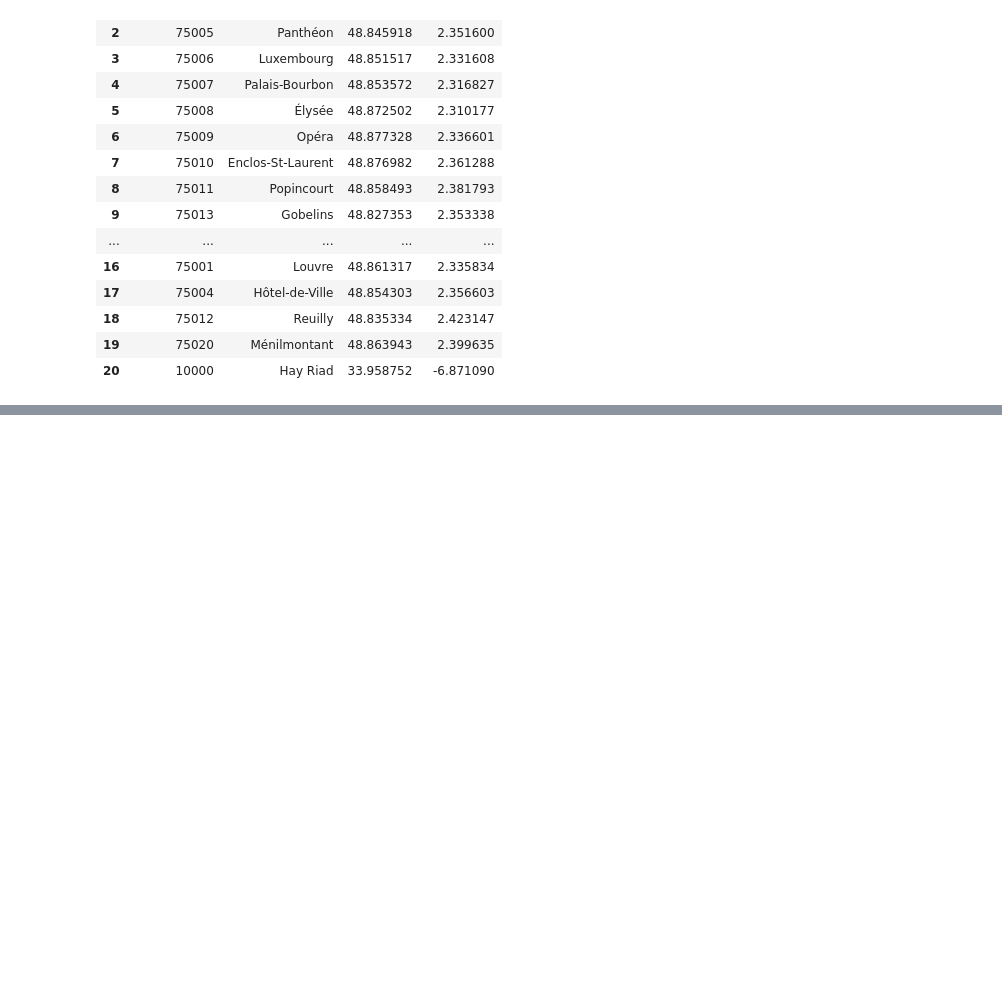
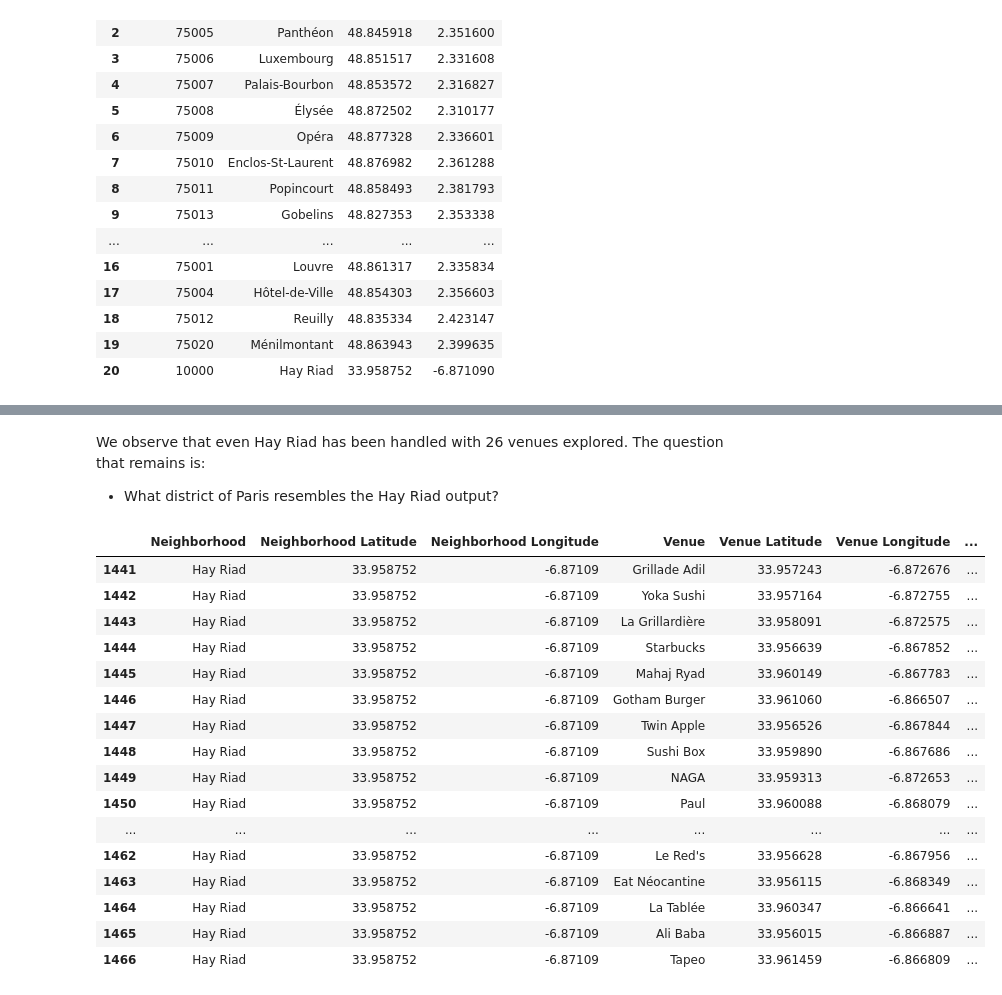
Before and after one commit to Leradicator/Coursera_Capstone, a Jupyter notebook: Capstone Peer Graded Assignment.ipynb, the cells around one changed output, grey strips where cells are left out. Cells and saved outputs as stored; diff of their text form; code cells hidden in the pictures; blank space fills up the shorter version.

```diff
--- a/Capstone Peer Graded Assignment.ipynb
+++ b/Capstone Peer Graded Assignment.ipynb
@@ -102,0 +172,30 @@ map_paris
+# %%
+# function that extracts the category of the venue
+def get_category_type(row):
+    try:
+        categories_list = row['categories']
+    except:
+        categories_list = row['venue.categories']
+
+    if len(categories_list) == 0:
+        return None
+    else:
+        return categories_list[0]['name']
+# %%
+results = part1.json()
+
+venues = results['response']['groups'][0]['items']
+
+nearby_venues = json_normalize(venues) # flatten JSON
+
+# filter columns
+filtered_columns = ['venue.name', 'venue.categories', 'venue.location.lat', 'venue.location.lng']
+nearby_venues =nearby_venues.loc[:, filtered_columns]
+
+# filter the category for each row
+nearby_venues['venue.categories'] = nearby_venues.apply(get_category_type, axis=1)
+
+# clean columns
+nearby_venues.columns = [col.split(".")[-1] for col in nearby_venues.columns]
+
+nearby_venues.head()
@@ -102,0 +264,7 @@ map_paris
+# %%
+LIMIT = 100
+
+paris_venues = getNearbyVenues(names=dfParis['Borough'],
+                                   latitudes=dfParis['Latitude'],
+                                   longitudes=dfParis['Longitude']
+                                  )
@@ -102,0 +289,24 @@ map_paris
+# %% [markdown]
+We observe that even Hay Riad has been handled with 26 venues explored.
+The question that remains is:
+* What district of Paris resembles the Hay Riad output?
+# %%
+paris_venues[paris_venues['Neighborhood'] == 'Hay Riad']#.shape
+# %% [output]
+|  | Neighborhood | Neighborhood Latitude | Neighborhood Longitude | Venue | Venue Latitude | Venue Longitude | ... |
+| 1441 | Hay Riad | 33.958752 | -6.87109 | Grillade Adil | 33.957243 | -6.872676 | ... |
+| 1442 | Hay Riad | 33.958752 | -6.87109 | Yoka Sushi | 33.957164 | -6.872755 | ... |
+| 1443 | Hay Riad | 33.958752 | -6.87109 | La Grillardière | 33.958091 | -6.872575 | ... |
+| 1444 | Hay Riad | 33.958752 | -6.87109 | Starbucks | 33.956639 | -6.867852 | ... |
+| 1445 | Hay Riad | 33.958752 | -6.87109 | Mahaj Ryad | 33.960149 | -6.867783 | ... |
+| 1446 | Hay Riad | 33.958752 | -6.87109 | Gotham Burger | 33.961060 | -6.866507 | ... |
+| 1447 | Hay Riad | 33.958752 | -6.87109 | Twin Apple | 33.956526 | -6.867844 | ... |
+| 1448 | Hay Riad | 33.958752 | -6.87109 | Sushi Box | 33.959890 | -6.867686 | ... |
+| 1449 | Hay Riad | 33.958752 | -6.87109 | NAGA | 33.959313 | -6.872653 | ... |
+| 1450 | Hay Riad | 33.958752 | -6.87109 | Paul | 33.960088 | -6.868079 | ... |
+| ... | ... | ... | ... | ... | ... | ... | ... |
+| 1462 | Hay Riad | 33.958752 | -6.87109 | Le Red's | 33.956628 | -6.867956 | ... |
+| 1463 | Hay Riad | 33.958752 | -6.87109 | Eat Néocantine | 33.956115 | -6.868349 | ... |
+| 1464 | Hay Riad | 33.958752 | -6.87109 | La Tablée | 33.960347 | -6.866641 | ... |
+| 1465 | Hay Riad | 33.958752 | -6.87109 | Ali Baba | 33.956015 | -6.866887 | ... |
+| 1466 | Hay Riad | 33.958752 | -6.87109 | Tapeo | 33.961459 | -6.866809 | ... |
```
Also changed, not shown: parts of 36 cells of this notebook.
